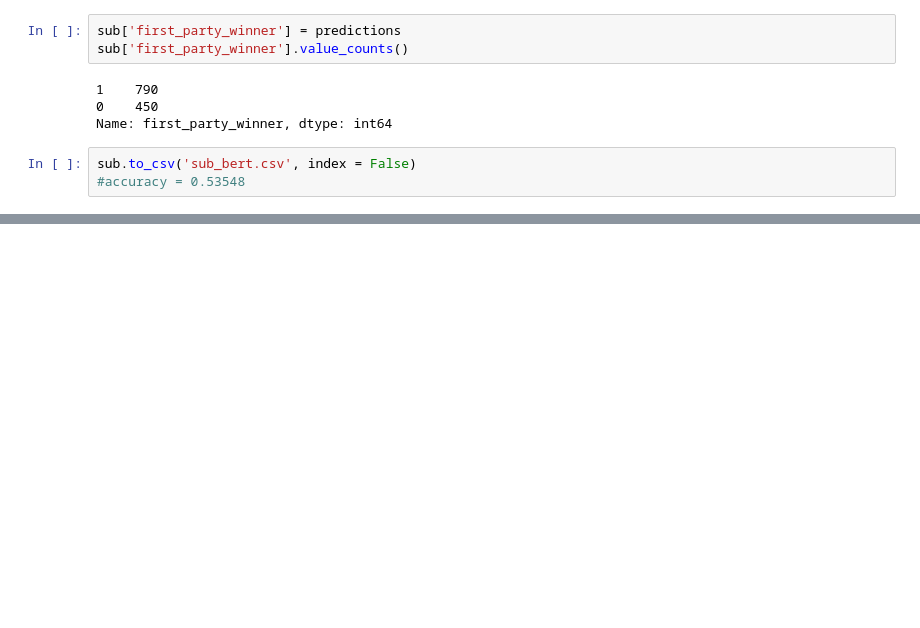
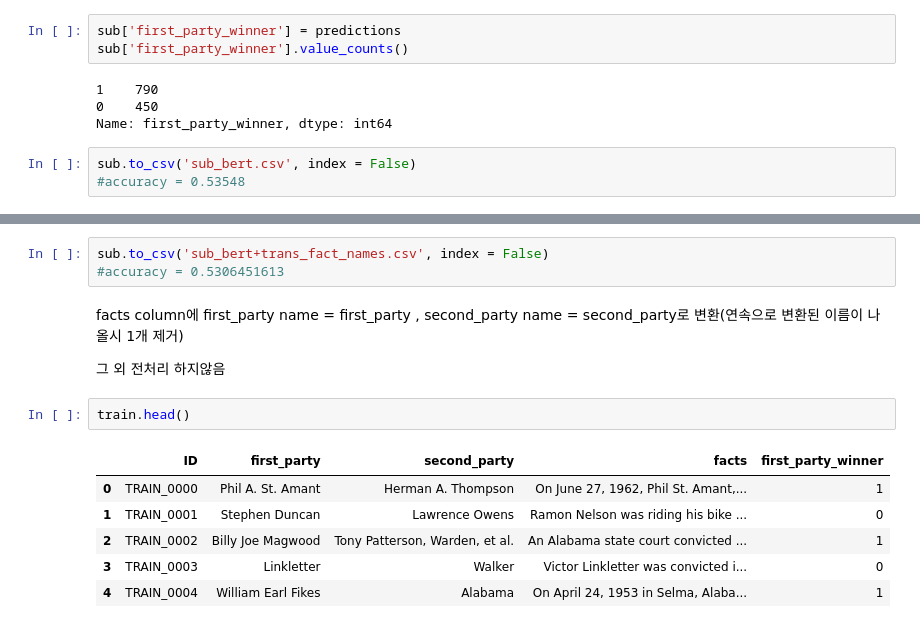
Before and after one commit to Pathway2008/law_predict, a Jupyter notebook: law_bert.ipynb, the cells around one changed output, grey strips where cells are left out. Cells and saved outputs as stored; diff of their text form; blank space fills up the shorter version.

```diff
--- a/law_bert.ipynb
+++ b/law_bert.ipynb
@@ -217,0 +492,16 @@ sub.to_csv('sub_bert.csv', index = False)
+# %%
+sub.to_csv('sub_bert+trans_fact_names.csv', index = False)
+#accuracy = 0.5306451613
+# %% [markdown]
+facts column에 first_party name = first_party , second_party name = second_party로 변환(연속으로 변환된 이름이 나올시 1개 제거)
+
+그 외 전처리 하지않음
+# %%
+train.head()
+# %% [output]
+|  | ID | first_party | second_party | facts | first_party_winner |
+| 0 | TRAIN_0000 | Phil A. St. Amant | Herman A. Thompson | On June 27, 1962, Phil St. Amant,... | 1 |
+| 1 | TRAIN_0001 | Stephen Duncan | Lawrence Owens | Ramon Nelson was riding his bike ... | 0 |
+| 2 | TRAIN_0002 | Billy Joe Magwood | Tony Patterson, Warden, et al. | An Alabama state court convicted ... | 1 |
+| 3 | TRAIN_0003 | Linkletter | Walker | Victor Linkletter was convicted i... | 0 |
+| 4 | TRAIN_0004 | William Earl Fikes | Alabama | On April 24, 1953 in Selma, Alaba... | 1 |
```
Also changed, not shown: parts of 66 cells of this notebook.
